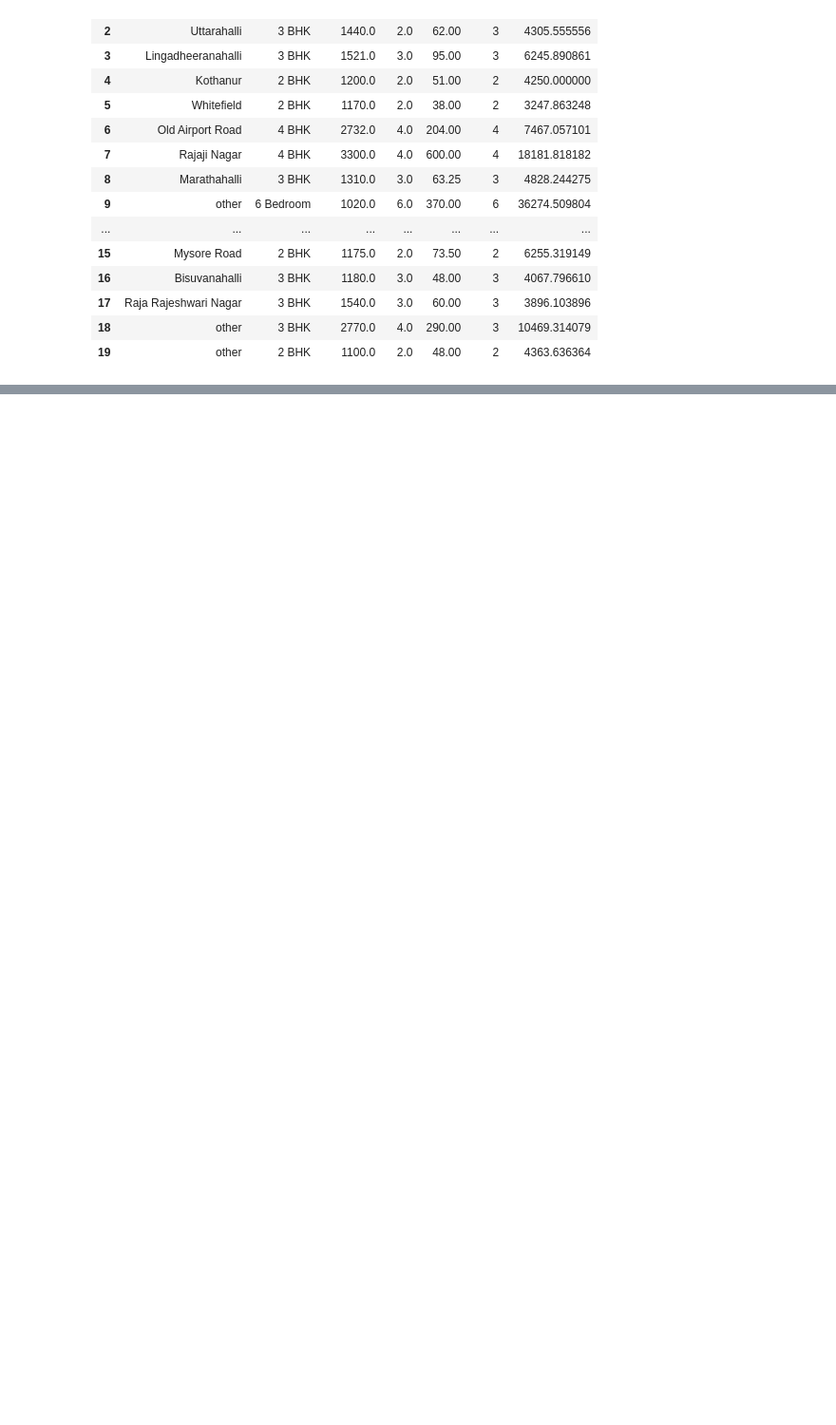
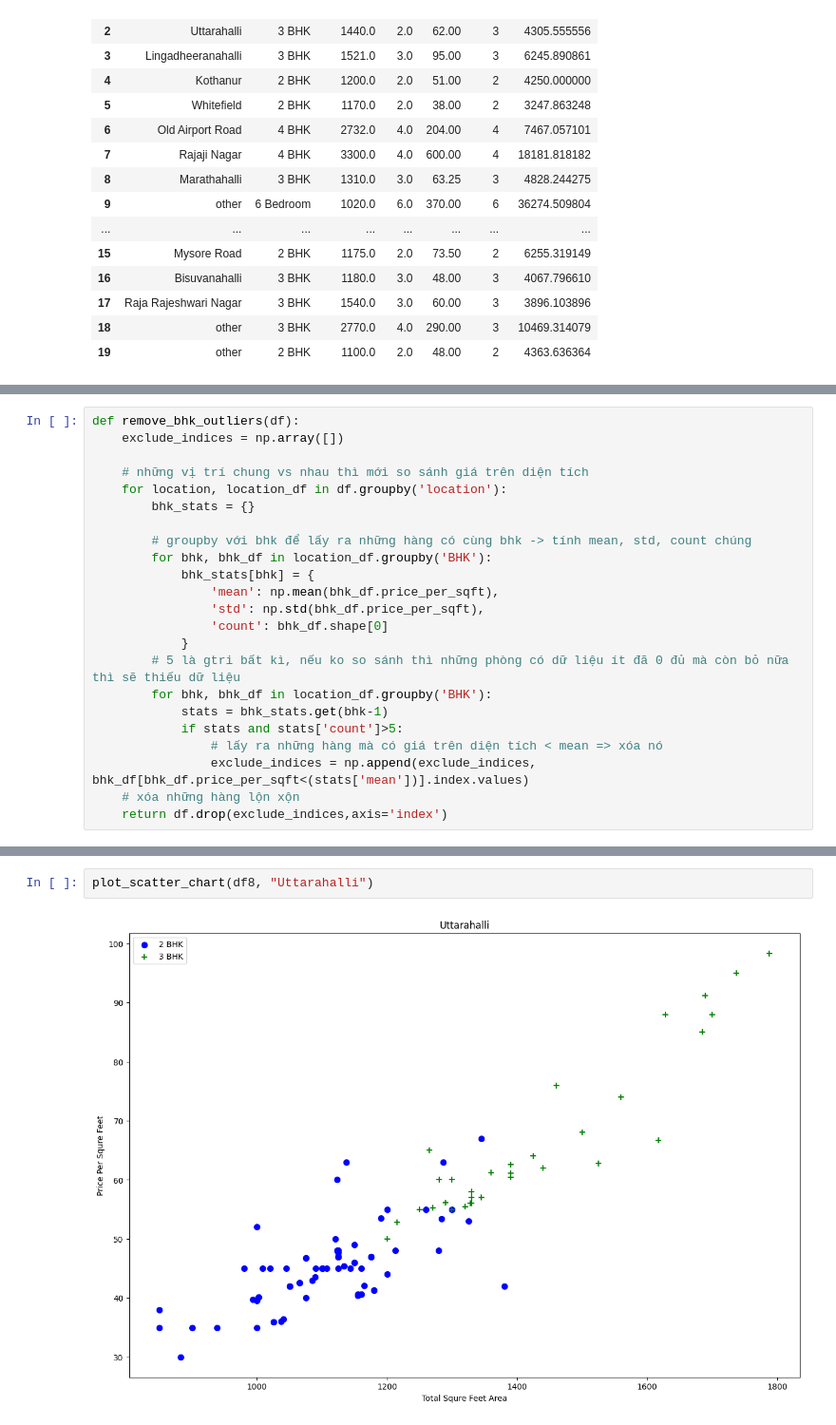
Before and after one commit to truongvanchinh/Real-Estate-Price-Prediction-Project, a Jupyter notebook: main.ipynb, the cells around one changed output, grey strips where cells are left out. Shown: that part at 95% size. Drawn from its saved outputs; the diff is of its cells as text; blank space fills up the shorter version.

```diff
--- a/main.ipynb
+++ b/main.ipynb
@@ -240,0 +349,23 @@ df_drop_na_convert_lakh.head(20)
+# %%
+def remove_bhk_outliers(df):
+    exclude_indices = np.array([])
+
+    # những vị trí chung vs nhau thì mới so sánh giá trên diện tích
+    for location, location_df in df.groupby('location'):
+        bhk_stats = {}
+
+        # groupby với bhk để lấy ra những hàng có cùng bhk -> tính mean, std, count chúng
+        for bhk, bhk_df in location_df.groupby('BHK'):
+            bhk_stats[bhk] = {
+                'mean': np.mean(bhk_df.price_per_sqft),
+                'std': np.std(bhk_df.price_per_sqft),
+                'count': bhk_df.shape[0]
+            }
+        # 5 là gtri bất kì, nếu ko so sánh thì những phòng có dữ liệu ít đã 0 đủ mà còn bỏ nữa thì sẽ thiếu dữ liệu
+        for bhk, bhk_df in location_df.groupby('BHK'):
+            stats = bhk_stats.get(bhk-1)
+            if stats and stats['count']>5:
+                # lấy ra những hàng mà có giá trên diện tích < mean => xóa nó
+                exclude_indices = np.append(exclude_indices, bhk_df[bhk_df.price_per_sqft<(stats['mean'])].index.values)
+    # xóa những hàng lộn xộn
+    return df.drop(exclude_indices,axis='index')
@@ -240,0 +381,4 @@ df_drop_na_convert_lakh.head(20)
+# %%
+plot_scatter_chart(df8, "Uttarahalli")
+# %% [output]
+[figure, added]
```
Also changed, not shown: parts of 17 cells of this notebook.
